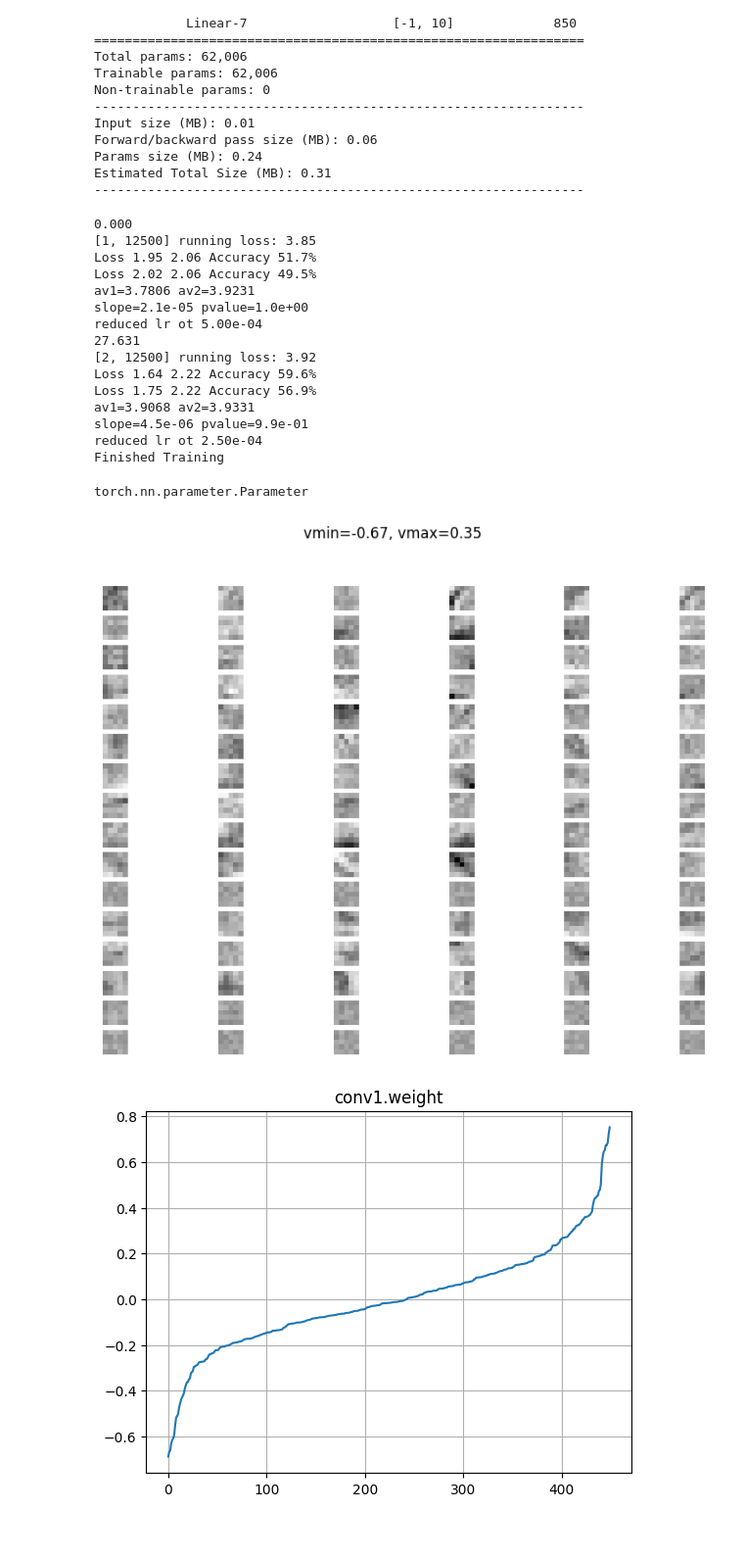
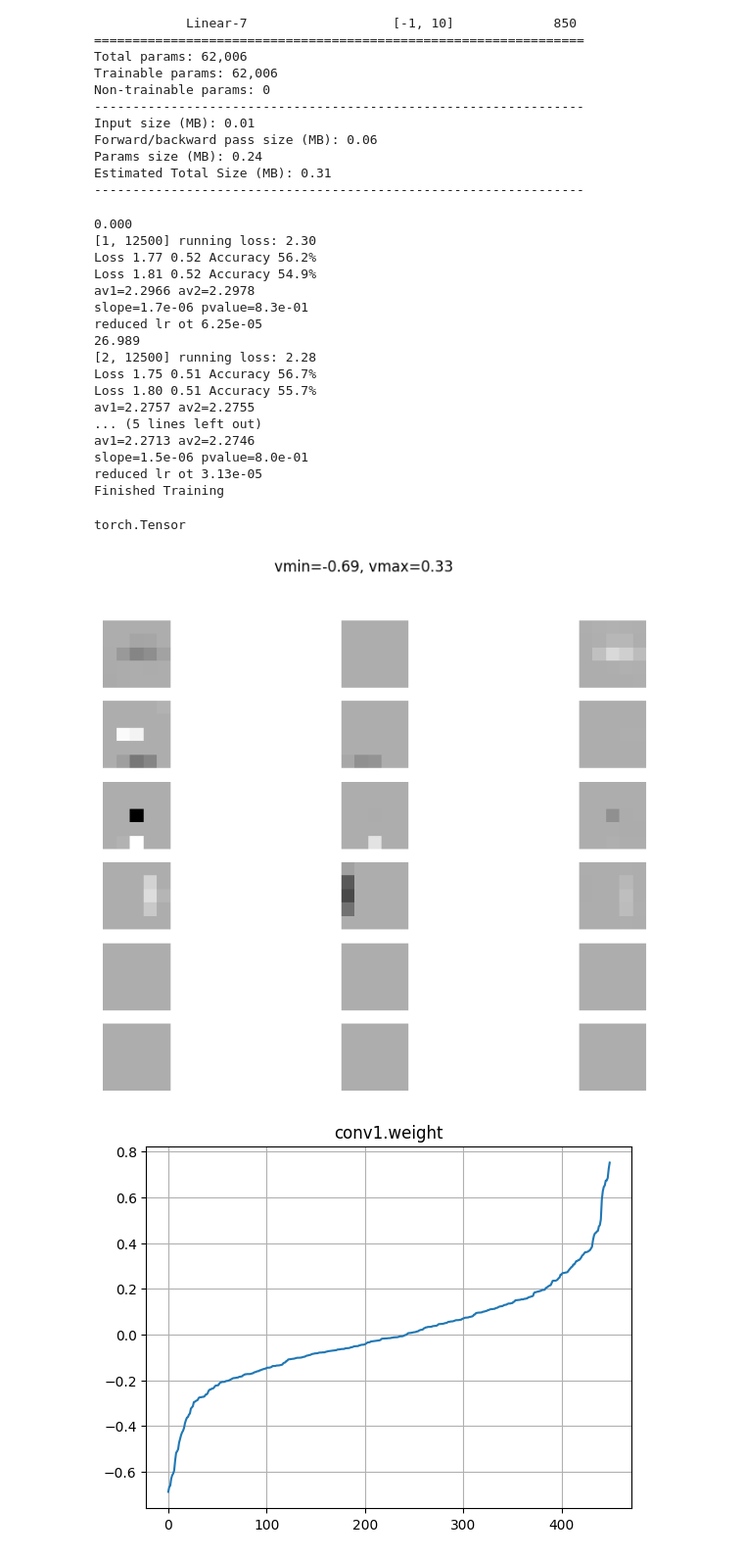
Before and after one commit to spometun/live_net, a Jupyter notebook: life/cifar10.ipynb, the cells around one changed output. Shown at 98% size. Drawn from its saved outputs; the diff is of its cells as text; code cells hidden in the pictures.

```diff
--- a/life/cifar10.ipynb
+++ b/life/cifar10.ipynb
@@ -54,7 +54,7 @@ class Net(nn.Module):
         self.fc1 = nn.Linear(16 * 5 * 5, 120)
         self.fc2 = nn.Linear(120, 84)
         self.fc3 = nn.Linear(84, 10)
-        self._alpha = 0.0005
+        self._alpha = 1
 
     def forward(self, x):
         x = self.pool(F.relu(self.conv1(x)))
@@ -69,7 +69,7 @@ class Net(nn.Module):
         loss = torch.tensor(0.)
         for param in self.parameters():
             if len(param.data.shape) > 1:
-                loss += self._alpha * torch.sum(torch.abs(param.data))
+                loss += self._alpha * torch.sum(torch.abs(param)) / param.data.numel()
         return loss
 
 
@@ -118,13 +118,15 @@ losses = []
 train_loader = torch.utils.data.DataLoader(train, batch_size=4, shuffle=True)
 test_loader = torch.utils.data.DataLoader(test, batch_size=4, shuffle=True)
 import time
+
+net._alpha = 10
 
 def criterion(input, target):
     return nn.functional.cross_entropy(input, target) / math.log(2)
 
 # optimizer = lib.optimizer.MyOptimizer(net.parameters(), lr=0.01)
 t0 = time.time()
-for epoch in range(2):  # loop over the dataset multiple times
+for epoch in range(3):  # loop over the dataset multiple times
     print(f"{time.time() - t0:.3f}")
 
     running_loss = 0.0
@@ -166,37 +168,41 @@ for epoch in range(2):  # loop over the dataset multiple times
 print('Finished Training')
 # %% [output]
 0.000
-[1, 12500] running loss: 3.85
-Loss 1.95 2.06 Accuracy 51.7%
-Loss 2.02 2.06 Accuracy 49.5%
-av1=3.7806 av2=3.9231
-slope=2.1e-05 pvalue=1.0e+00
-reduced lr ot 5.00e-04
-27.631
-[2, 12500] running loss: 3.92
-Loss 1.64 2.22 Accuracy 59.6%
-Loss 1.75 2.22 Accuracy 56.9%
-av1=3.9068 av2=3.9331
-slope=4.5e-06 pvalue=9.9e-01
-reduced lr ot 2.50e-04
+[1, 12500] running loss: 2.30
+Loss 1.77 0.52 Accuracy 56.2%
+Loss 1.81 0.52 Accuracy 54.9%
+av1=2.2966 av2=2.2978
+slope=1.7e-06 pvalue=8.3e-01
+reduced lr ot 6.25e-05
+26.989
+[2, 12500] running loss: 2.28
+Loss 1.75 0.51 Accuracy 56.7%
+Loss 1.80 0.51 Accuracy 55.7%
+av1=2.2757 av2=2.2755
+... (5 lines left out)
+av1=2.2713 av2=2.2746
+slope=1.5e-06 pvalue=8.0e-01
+reduced lr ot 3.13e-05
 Finished Training
 # %%
 a = next(net.named_parameters())
 b = a[1]
 type(b)
+c = b.data
+type(c)
 # %% [output]
-torch.nn.parameter.Parameter
+torch.Tensor
 # %%
 importlib.reload(lib)
 import matplotlib.pyplot as plt
 
 it = iter(net.parameters())
 conv1 = next(it).data.numpy()
 next(it)
 conv2 = next(it).data.numpy()
-lib.visual_utils.show_convs(conv2)
+lib.visual_utils.show_convs(conv1)
 # %% [output]
-[figure, old version]
+[figure, new version]
 # %%
 importlib.reload(lib)
 stat = lib.stat_utils.AccumStat()
```
Also changed, not shown: 3 other files.
